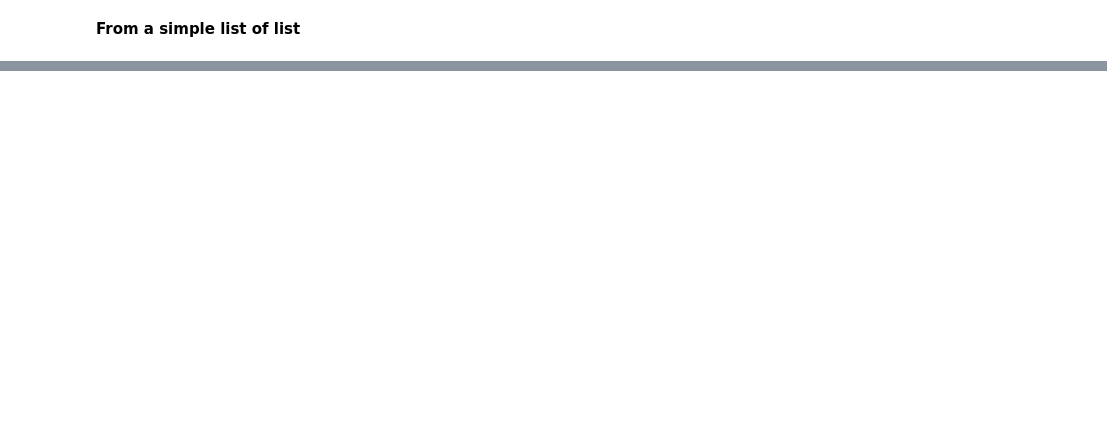
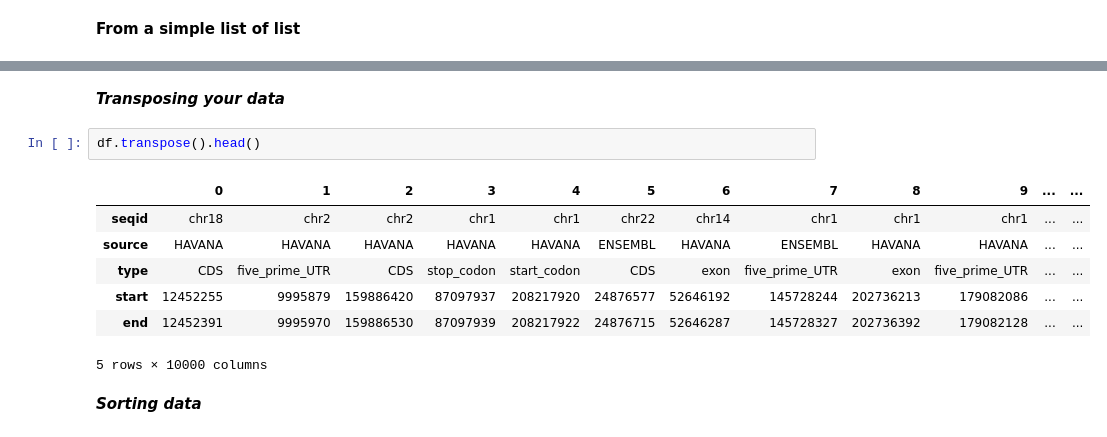
Before and after one commit to mgalardini/2016_python_course, a Jupyter notebook: notebooks/[2]-Advanced_data_structures-and-file-parsing.ipynb, the cells around one changed output, grey strips where cells are left out. Drawn from its saved outputs; the diff is of its cells as text; blank space fills up the shorter version.

```diff
--- a/notebooks/[2]-Advanced_data_structures-and-file-parsing.ipynb
+++ b/notebooks/[2]-Advanced_data_structures-and-file-parsing.ipynb
@@ -372,0 +442,14 @@ pd.read_table("../data/gencode_random.gff3", sep="\t", names =["chrom", "source"
+# %% [markdown]
+***Transposing your data***
+# %%
+df.transpose().head()
+# %% [output]
+|  | 0 | 1 | 2 | 3 | 4 | 5 | 6 | 7 | 8 | 9 | ... | ... |
+| seqid | chr18 | chr2 | chr2 | chr1 | chr1 | chr22 | chr14 | chr1 | chr1 | chr1 | ... | ... |
+| source | HAVANA | HAVANA | HAVANA | HAVANA | HAVANA | ENSEMBL | HAVANA | ENSEMBL | HAVANA | HAVANA | ... | ... |
+| type | CDS | five_prime_UTR | CDS | stop_codon | start_codon | CDS | exon | five_prime_UTR | exon | five_prime_UTR | ... | ... |
+| start | 12452255 | 9995879 | 159886420 | 87097937 | 208217920 | 24876577 | 52646192 | 145728244 | 202736213 | 179082086 | ... | ... |
+| end | 12452391 | 9995970 | 159886530 | 87097939 | 208217922 | 24876715 | 52646287 | 145728327 | 202736392 | 179082128 | ... | ... |
+5 rows × 10000 columns
+# %% [markdown]
+***Sorting data***
```
Also changed, not shown: parts of 76 cells of this notebook, 1 other file.
